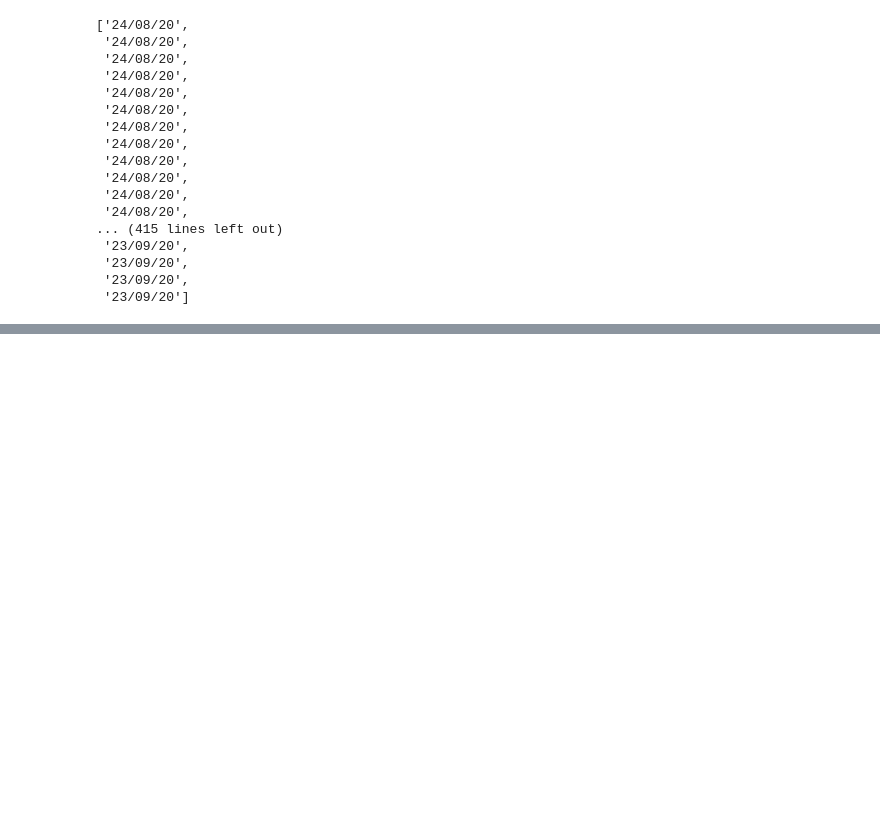
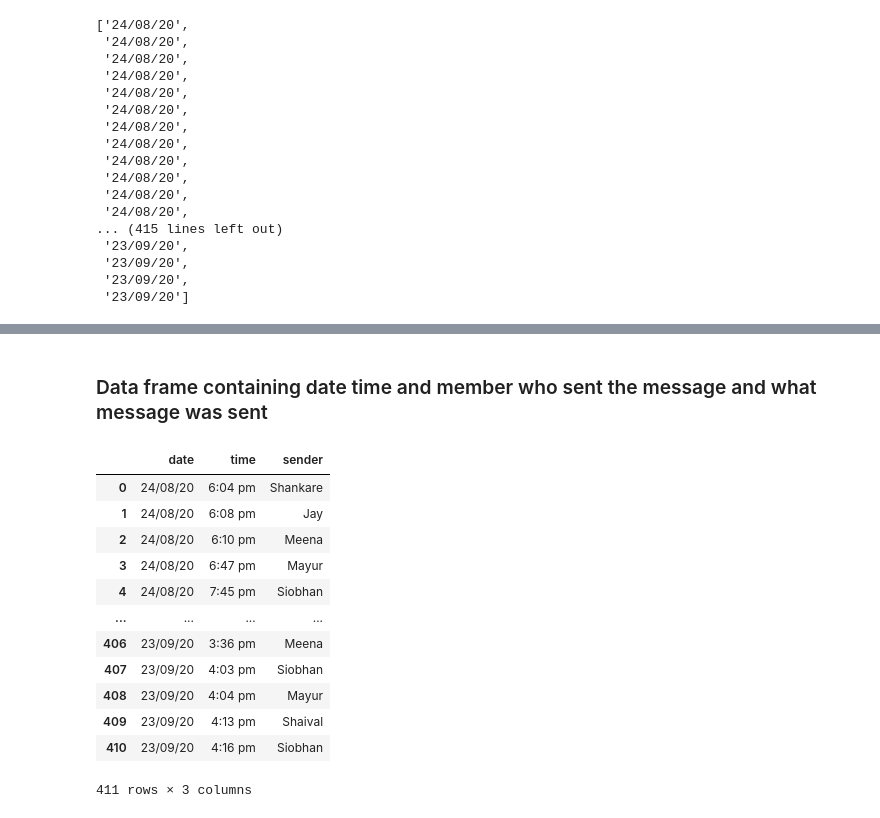
Before and after one commit to jay6445/Data-Analytics-Projects, a Jupyter notebook: WhatsApp Chat Analysis 01/Group Chat Analysis.ipynb, the cells around one changed output, grey strips where cells are left out. Saved outputs shown, nothing was run; the diff lists cells and outputs as text; code cells hidden in the pictures; blank space fills up the shorter version.

```diff
--- a/WhatsApp Chat Analysis 01/Group Chat Analysis.ipynb
+++ b/WhatsApp Chat Analysis 01/Group Chat Analysis.ipynb
@@ -131,0 +222,3 @@ plt.show()
+# %%
+pattern2 = re.compile("(\d\d\/\d\d\/\d\d),\s(\d:\d{2}\s(?:am|pm))")
+dateTime = re.findall(pattern2, chats)
@@ -131,0 +242,20 @@ plt.show()
+# %% [markdown]
+### Data frame containing date time and member who sent the message and what message was sent
+# %%
+pattern3 = re.compile("(\d\d\/\d\d\/\d\d),\s(\d*:\d{2}\s(?:am|pm))\s-\s(\w*):")
+chatTuple = re.findall(pattern3, chats)
+pd.DataFrame(chatTuple, columns=['date','time','sender'])
+# %% [output]
+|  | date | time | sender |
+| 0 | 24/08/20 | 6:04 pm | Shankare |
+| 1 | 24/08/20 | 6:08 pm | Jay |
+| 2 | 24/08/20 | 6:10 pm | Meena |
+| 3 | 24/08/20 | 6:47 pm | Mayur |
+| 4 | 24/08/20 | 7:45 pm | Siobhan |
+| ... | ... | ... | ... |
+| 406 | 23/09/20 | 3:36 pm | Meena |
+| 407 | 23/09/20 | 4:03 pm | Siobhan |
+| 408 | 23/09/20 | 4:04 pm | Mayur |
+| 409 | 23/09/20 | 4:13 pm | Shaival |
+| 410 | 23/09/20 | 4:16 pm | Siobhan |
+411 rows × 3 columns
```
Also changed, not shown: parts of 24 cells of this notebook, 1 other file.
